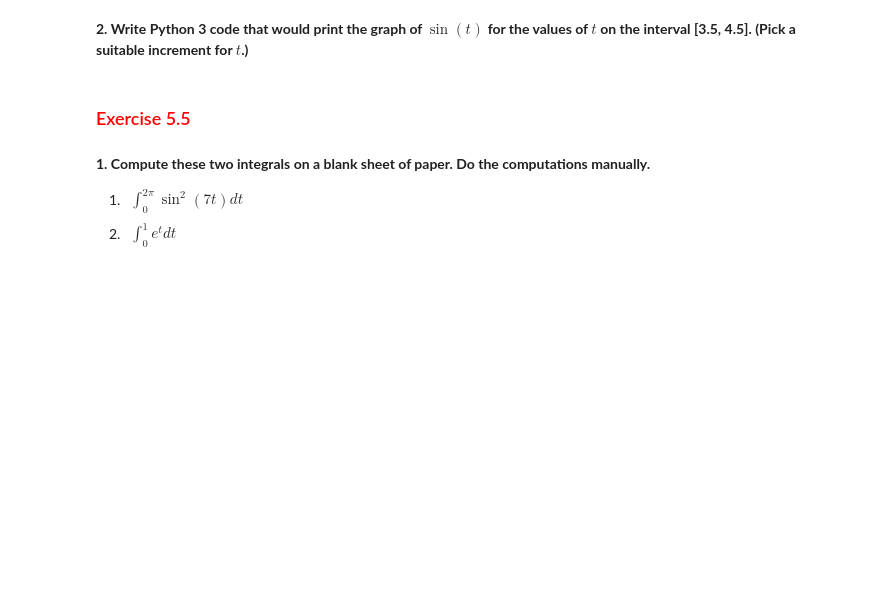
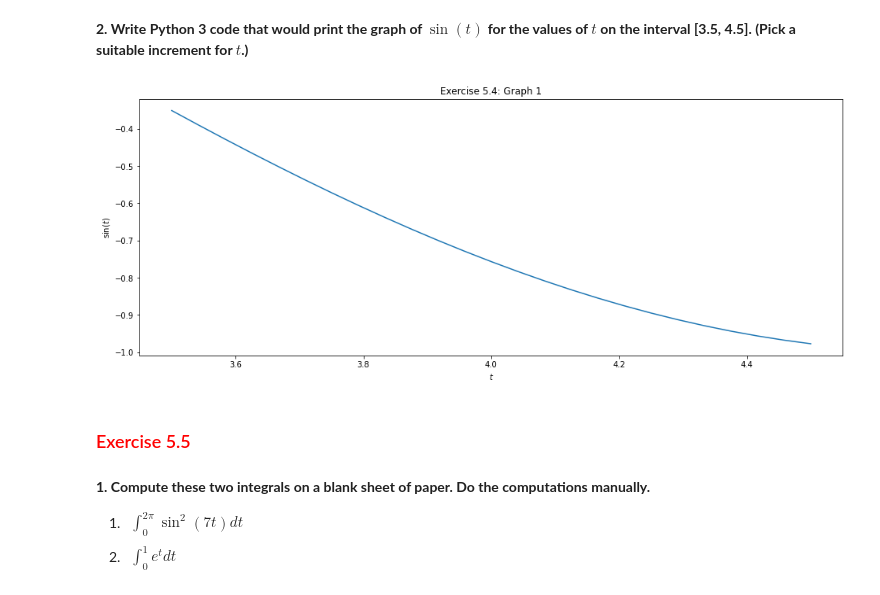
Before and after one commit to cdavin2/dsp_lab01, a Jupyter notebook: lab01_final_report.ipynb, the cells around one changed output. Cells and saved outputs as stored; diff of their text form; code cells hidden in the pictures; blank space fills up the shorter version.

```diff
--- a/lab01_final_report.ipynb
+++ b/lab01_final_report.ipynb
@@ -412,3 +440,15 @@ insert your answer here
+# %%
+# insert your code here
+t54 = np.linspace(3.5, 4.5, 25)
+x54 = np.sin(t54)
+
+plt.plot(t54, x54)
+plt.title(r"Exercise 5.4: Graph 1")
+plt.ylabel(r"$\sin(t)$")
+plt.xlabel(r"$t$")
+plt.show()
+# %% [output]
+[figure, added]
 # %% [markdown]
 <h3 style="color:red;"><left>Exercise 5.5</left></h3>
 # %% [markdown]
```
Also changed, not shown: parts of 38 cells of this notebook.
